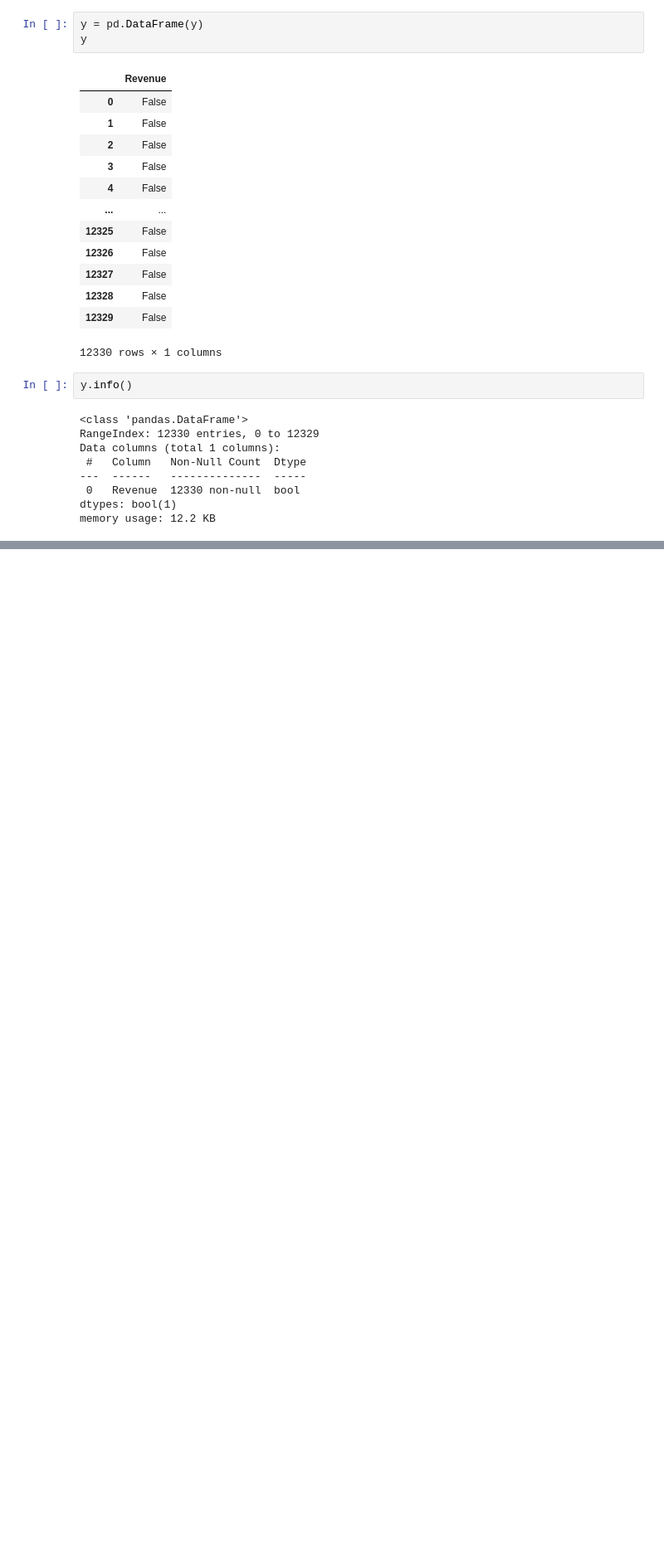
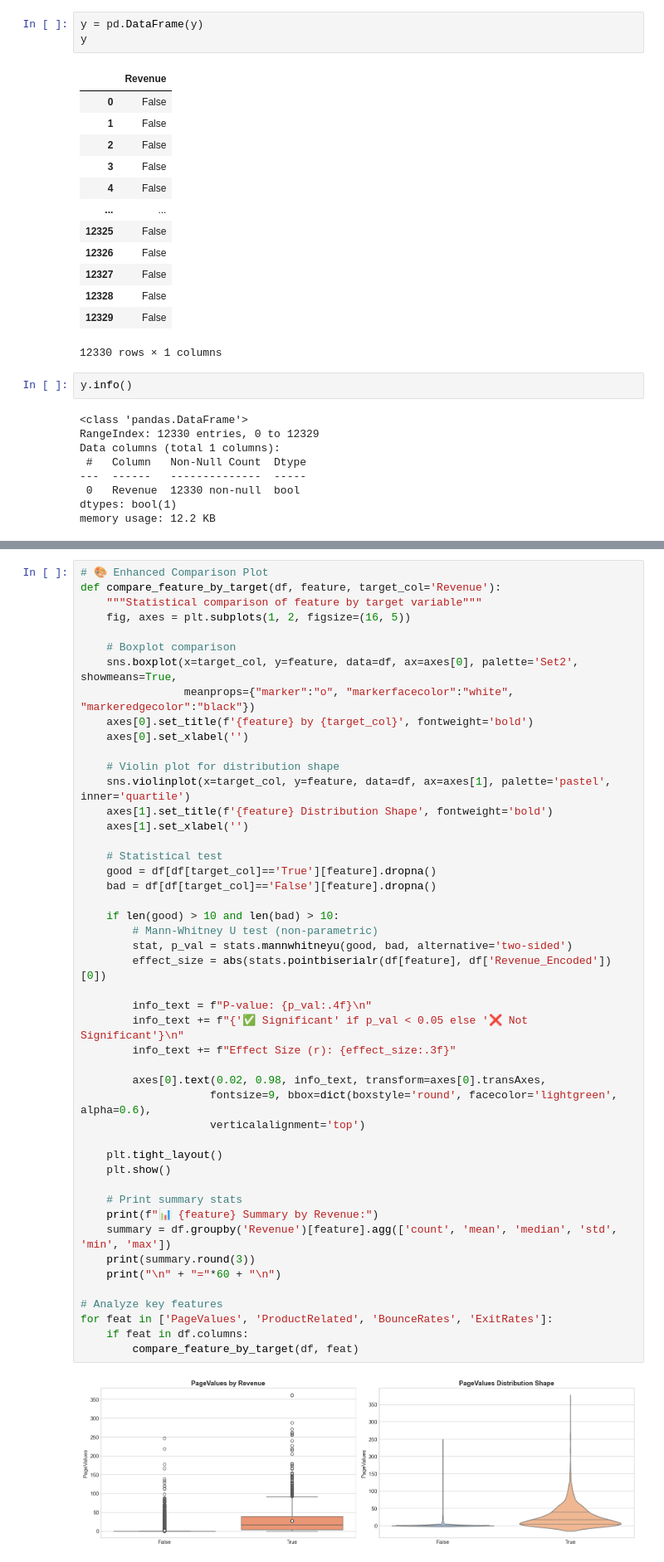
Before and after one commit to jakubpyszniak/XAI_pred_modelling_WNE_2026_final_project, a Jupyter notebook: data_notebooks/data_exploration.ipynb, the cells around one changed output, grey strips where cells are left out. Shown at 83% size. Drawn from its saved outputs; the diff is of its cells as text; blank space fills up the shorter version.

```diff
--- a/data_notebooks/data_exploration.ipynb
+++ b/data_notebooks/data_exploration.ipynb
@@ -162,0 +277,49 @@ memory usage: 12.2 KB
+# %%
+# 🎨 Enhanced Comparison Plot
+def compare_feature_by_target(df, feature, target_col='Revenue'):
+    """Statistical comparison of feature by target variable"""
+    fig, axes = plt.subplots(1, 2, figsize=(16, 5))
+
+    # Boxplot comparison
+    sns.boxplot(x=target_col, y=feature, data=df, ax=axes[0], palette='Set2', showmeans=True,
+                meanprops={"marker":"o", "markerfacecolor":"white", "markeredgecolor":"black"})
+    axes[0].set_title(f'{feature} by {target_col}', fontweight='bold')
+    axes[0].set_xlabel('')
+
+    # Violin plot for distribution shape
+    sns.violinplot(x=target_col, y=feature, data=df, ax=axes[1], palette='pastel', inner='quartile')
+    axes[1].set_title(f'{feature} Distribution Shape', fontweight='bold')
+    axes[1].set_xlabel('')
+
+    # Statistical test
+    good = df[df[target_col]=='True'][feature].dropna()
+    bad = df[df[target_col]=='False'][feature].dropna()
+
+    if len(good) > 10 and len(bad) > 10:
+        # Mann-Whitney U test (non-parametric)
+        stat, p_val = stats.mannwhitneyu(good, bad, alternative='two-sided')
+        effect_size = abs(stats.pointbiserialr(df[feature], df['Revenue_Encoded'])[0])
+
+        info_text = f"P-value: {p_val:.4f}\n"
+        info_text += f"{'✅ Significant' if p_val < 0.05 else '❌ Not Significant'}\n"
+        info_text += f"Effect Size (r): {effect_size:.3f}"
+
+        axes[0].text(0.02, 0.98, info_text, transform=axes[0].transAxes,
+                    fontsize=9, bbox=dict(boxstyle='round', facecolor='lightgreen', alpha=0.6),
+                    verticalalignment='top')
+
+    plt.tight_layout()
+    plt.show()
+
+    # Print summary stats
+    print(f"📊 {feature} Summary by Revenue:")
+    summary = df.groupby('Revenue')[feature].agg(['count', 'mean', 'median', 'std', 'min', 'max'])
+    print(summary.round(3))
+    print("\n" + "="*60 + "\n")
+
+# Analyze key features
+for feat in ['PageValues', 'ProductRelated', 'BounceRates', 'ExitRates']:
+    if feat in df.columns:
+        compare_feature_by_target(df, feat)
+# %% [output]
+[figure, added]
```
Also changed, not shown: parts of 22 cells of this notebook, 6 other files.
